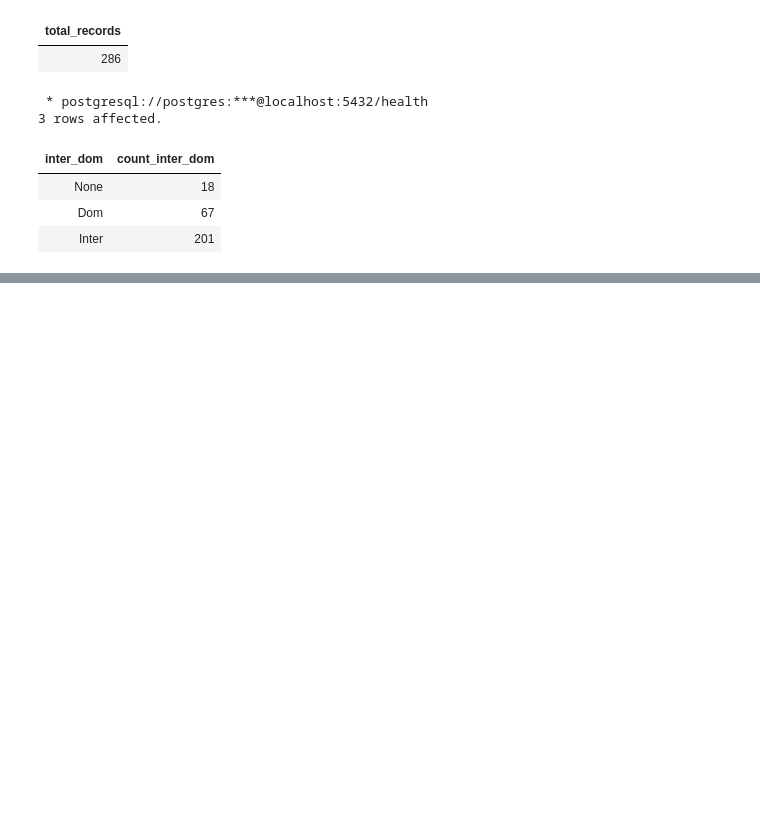
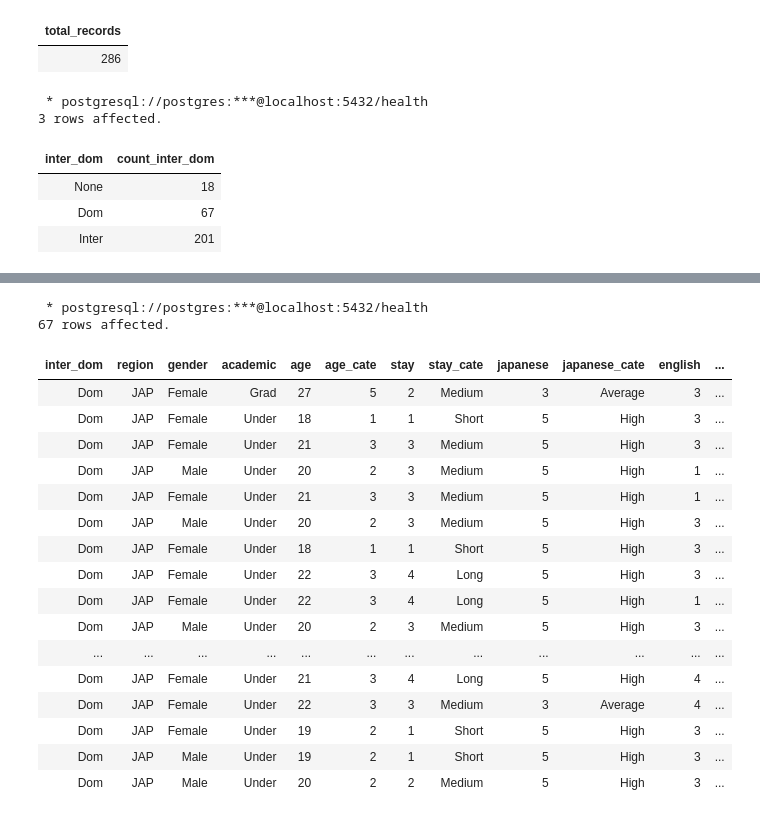
Before and after one commit to JeremyTallant/mental_health, a Jupyter notebook: student_health.ipynb, the cells around one changed output, grey strips where cells are left out. Saved outputs shown, nothing was run; the diff lists cells and outputs as text; code cells hidden in the pictures; blank space fills up the shorter version.

```diff
--- a/student_health.ipynb
+++ b/student_health.ipynb
@@ -53,0 +80,26 @@ GROUP BY inter_dom;
+# %%
+%%sql
+-- Query for domestic students
+SELECT *
+FROM students
+WHERE inter_dom = 'Dom';
+# %% [output]
+ * postgresql://postgres:***@localhost:5432/health
+67 rows affected.
+| inter_dom | region | gender | academic | age | age_cate | stay | stay_cate | japanese | japanese_cate | english | ... |
+| Dom | JAP | Female | Grad | 27 | 5 | 2 | Medium | 3 | Average | 3 | ... |
+| Dom | JAP | Female | Under | 18 | 1 | 1 | Short | 5 | High | 3 | ... |
+| Dom | JAP | Female | Under | 21 | 3 | 3 | Medium | 5 | High | 3 | ... |
+| Dom | JAP | Male | Under | 20 | 2 | 3 | Medium | 5 | High | 1 | ... |
+| Dom | JAP | Female | Under | 21 | 3 | 3 | Medium | 5 | High | 1 | ... |
+| Dom | JAP | Male | Under | 20 | 2 | 3 | Medium | 5 | High | 3 | ... |
+| Dom | JAP | Female | Under | 18 | 1 | 1 | Short | 5 | High | 3 | ... |
+| Dom | JAP | Female | Under | 22 | 3 | 4 | Long | 5 | High | 3 | ... |
+| Dom | JAP | Female | Under | 22 | 3 | 4 | Long | 5 | High | 1 | ... |
+| Dom | JAP | Male | Under | 20 | 2 | 3 | Medium | 5 | High | 3 | ... |
+| ... | ... | ... | ... | ... | ... | ... | ... | ... | ... | ... | ... |
+| Dom | JAP | Female | Under | 21 | 3 | 4 | Long | 5 | High | 4 | ... |
+| Dom | JAP | Female | Under | 22 | 3 | 3 | Medium | 3 | Average | 4 | ... |
+| Dom | JAP | Female | Under | 19 | 2 | 1 | Short | 5 | High | 3 | ... |
+| Dom | JAP | Male | Under | 19 | 2 | 1 | Short | 5 | High | 3 | ... |
+| Dom | JAP | Male | Under | 20 | 2 | 2 | Medium | 5 | High | 3 | ... |
```
Also changed, not shown: parts of 2 cells of this notebook.
